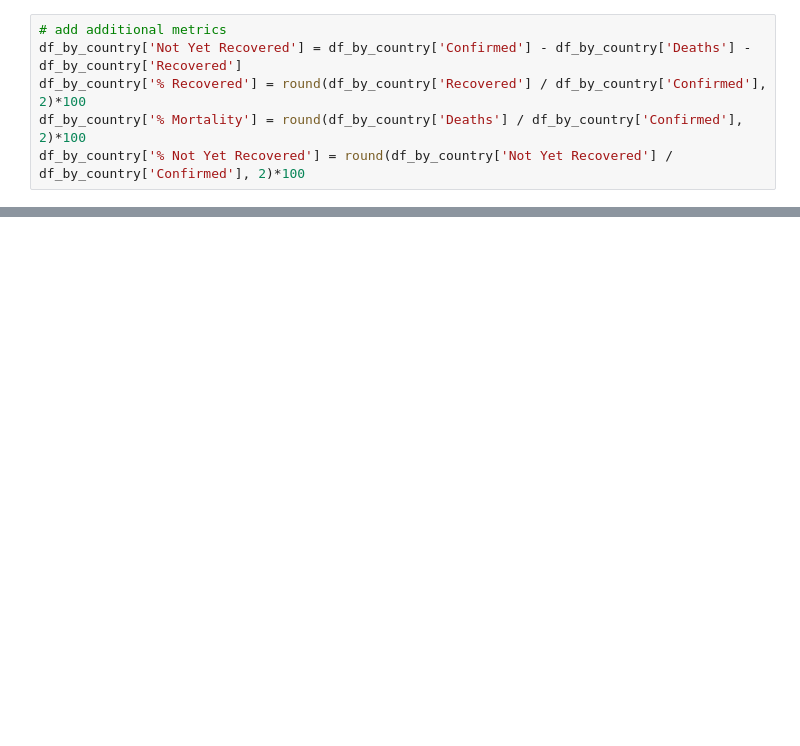
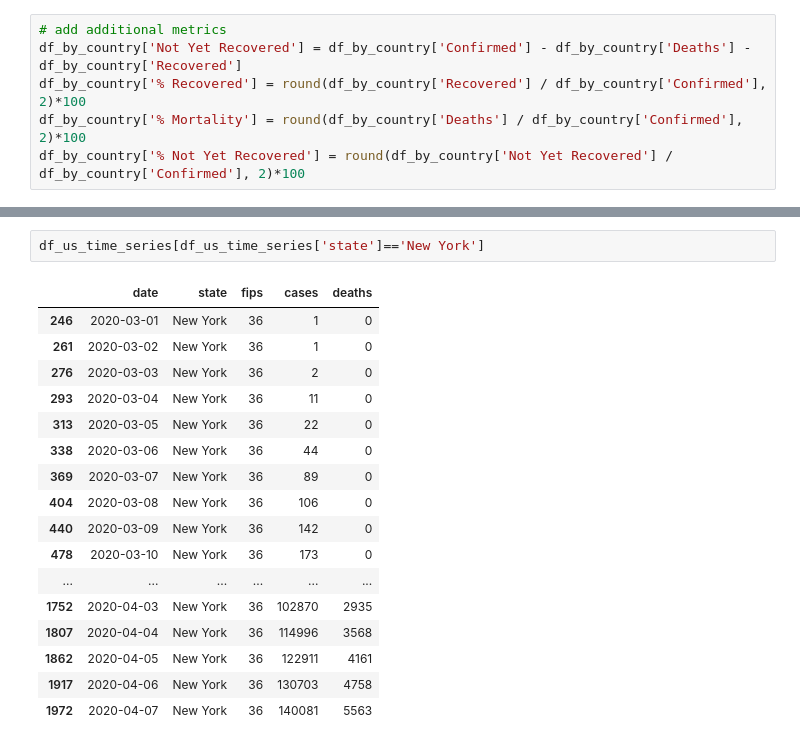
Before and after one commit to superaja/covid19, a Jupyter notebook: covid19.ipynb, the cells around one changed output, grey strips where cells are left out. Drawn from its saved outputs; the diff is of its cells as text; blank space fills up the shorter version.

```diff
--- a/covid19.ipynb
+++ b/covid19.ipynb
@@ -287 +290,21 @@ Successfully installed distro-1.4.0 tabula-py-2.1.0
+# %%
+df_us_time_series[df_us_time_series['state']=='New York']
+# %% [output]
+|  | date | state | fips | cases | deaths |
+| 246 | 2020-03-01 | New York | 36 | 1 | 0 |
+| 261 | 2020-03-02 | New York | 36 | 1 | 0 |
+| 276 | 2020-03-03 | New York | 36 | 2 | 0 |
+| 293 | 2020-03-04 | New York | 36 | 11 | 0 |
+| 313 | 2020-03-05 | New York | 36 | 22 | 0 |
+| 338 | 2020-03-06 | New York | 36 | 44 | 0 |
+| 369 | 2020-03-07 | New York | 36 | 89 | 0 |
+| 404 | 2020-03-08 | New York | 36 | 106 | 0 |
+| 440 | 2020-03-09 | New York | 36 | 142 | 0 |
+| 478 | 2020-03-10 | New York | 36 | 173 | 0 |
+| ... | ... | ... | ... | ... | ... |
+| 1752 | 2020-04-03 | New York | 36 | 102870 | 2935 |
+| 1807 | 2020-04-04 | New York | 36 | 114996 | 3568 |
+| 1862 | 2020-04-05 | New York | 36 | 122911 | 4161 |
+| 1917 | 2020-04-06 | New York | 36 | 130703 | 4758 |
+| 1972 | 2020-04-07 | New York | 36 | 140081 | 5563 |
 # %%
```
Also changed, not shown: parts of 35 cells of this notebook.
